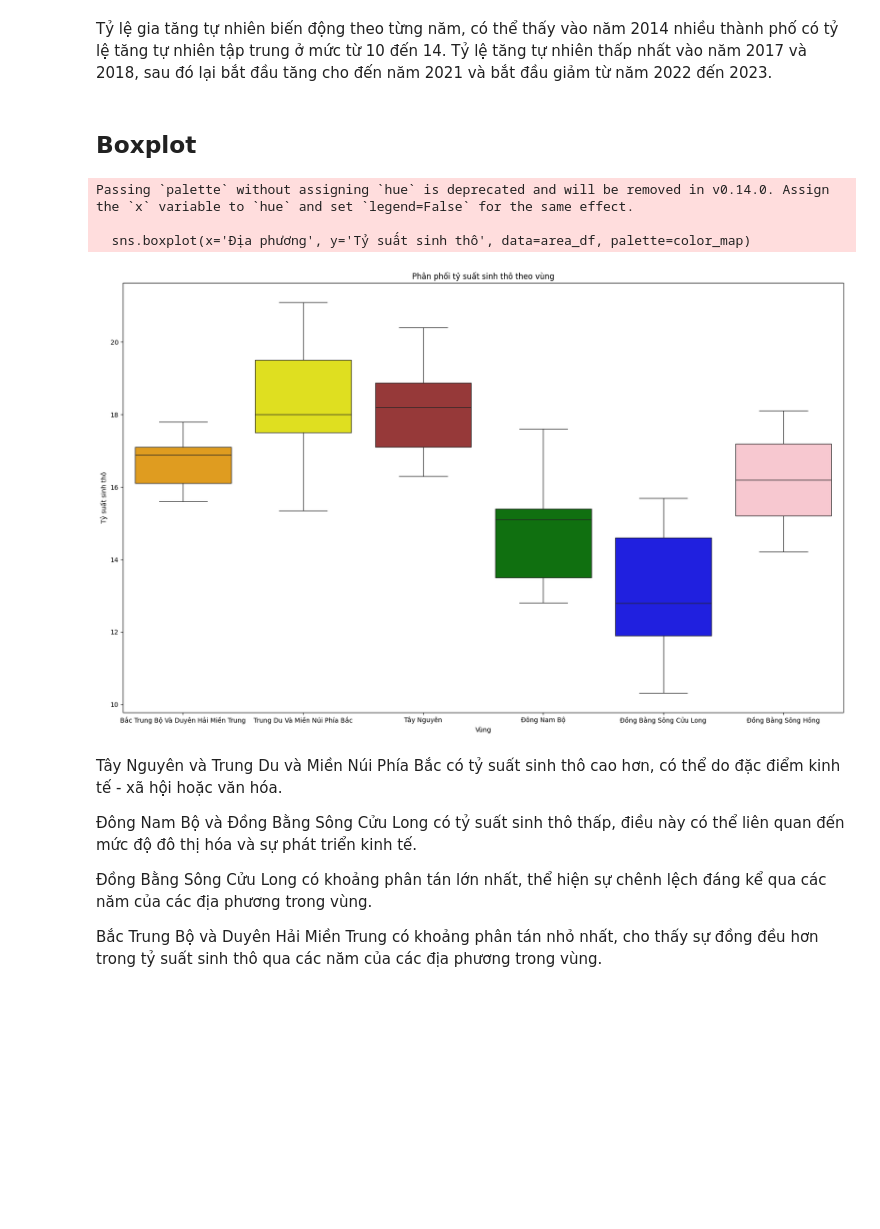
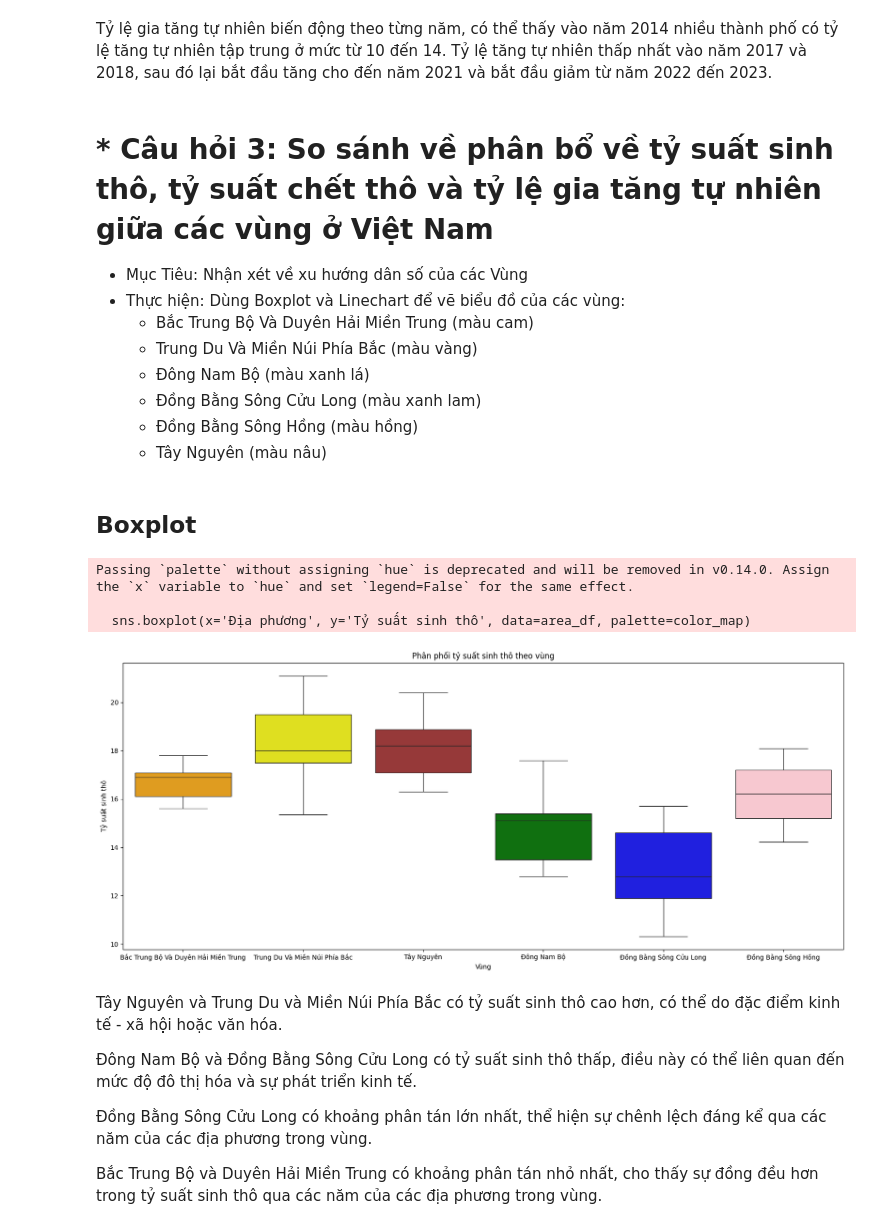
Before and after one commit to chopcolate/CSC14119-Intro2DataScience, a Jupyter notebook: Code.ipynb, the cells around one changed output. Saved outputs shown, nothing was run; the diff lists cells and outputs as text; code cells hidden in the pictures; blank space fills up the shorter version.

```diff
--- a/Code.ipynb
+++ b/Code.ipynb
@@ -13,7 +18,7 @@ import geopandas as gpd
 # %% [markdown]
 ## A. Dữ liệu 1
 # %%
-df = pd.read_csv('/content/data_1.csv')
+df = pd.read_csv('data_1.csv')
 df.head()
 # %% [output]
 |  | Địa phương | Năm | Diện tích(Km2) | Dân số trung bình (Nghìn người) | Mật độ dân số (Người/km2) | Diện tích(Km2)(*) | ... |
@@ -74,7 +79,7 @@ df.head()
 # %% [markdown]
 ## B. Dữ liệu 2
 # %%
-_df = pd.read_csv('/content/data_2.csv')
+_df = pd.read_csv('data_2.csv')
 _df.head()
 # %% [output]
 |  | Địa phương | Phân tổ | 2005 | 2007 | 2008 | 2009 | 2010 | 2011 | 2012 | 2013 | ... | ... |
@@ -369,6 +382,16 @@ plt.show()
 [figure]
 # %% [markdown]
 Tỷ lệ gia tăng tự nhiên biến động theo từng năm, có thể thấy vào năm 2014 nhiều thành phố có tỷ lệ tăng tự nhiên tập trung ở mức từ 10 đến 14. Tỷ lệ tăng tự nhiên thấp nhất vào năm 2017 và 2018, sau đó lại bắt đầu tăng cho đến năm 2021 và bắt đầu giảm từ năm 2022 đến 2023.
+# %% [markdown]
+# * Câu hỏi 3: So sánh về phân bổ về tỷ suất sinh thô, tỷ suất chết thô và tỷ lệ gia tăng tự nhiên giữa các vùng ở Việt Nam
+- Mục Tiêu: Nhận xét về xu hướng dân số của các Vùng
+- Thực hiện: Dùng Boxplot và Linechart để vẽ biểu đồ của các vùng:
+  - Bắc Trung Bộ Và Duyên Hải Miền Trung (màu cam)
+  - Trung Du Và Miền Núi Phía Bắc (màu vàng)
+  - Đông Nam Bộ (màu xanh lá)
+  - Đồng Bằng Sông Cửu Long (màu xanh lam)
+  - Đồng Bằng Sông Hồng (màu hồng)
+  - Tây Nguyên (màu nâu)
 # %% [markdown]
 ## Boxplot
 # %%
@@ -381,17 +404,17 @@ color_map = {
     'Tây Nguyên': 'brown',
 }
 # %%
-plt.figure(figsize=(20, 12))
+plt.figure(figsize=(20, 8))
 sns.boxplot(x='Địa phương', y='Tỷ suất sinh thô', data=area_df, palette=color_map)
 plt.xlabel('Vùng')
 plt.ylabel('Tỷ suất sinh thô')
 plt.title('Phân phối tỷ suất sinh thô theo vùng')
 plt.show()
 # %% [output]
 Passing `palette` without assigning `hue` is deprecated and will be removed in v0.14.0. Assign the `x` variable to `hue` and set `legend=False` for the same effect.
 
   sns.boxplot(x='Địa phương', y='Tỷ suất sinh thô', data=area_df, palette=color_map)
-[figure, old version]
+[figure, new version]
 # %% [markdown]
 Tây Nguyên và Trung Du và Miền Núi Phía Bắc có tỷ suất sinh thô cao hơn, có thể do đặc điểm kinh tế - xã hội hoặc văn hóa.
 
```
Also changed, not shown: parts of 68 cells of this notebook, 1 other file.
